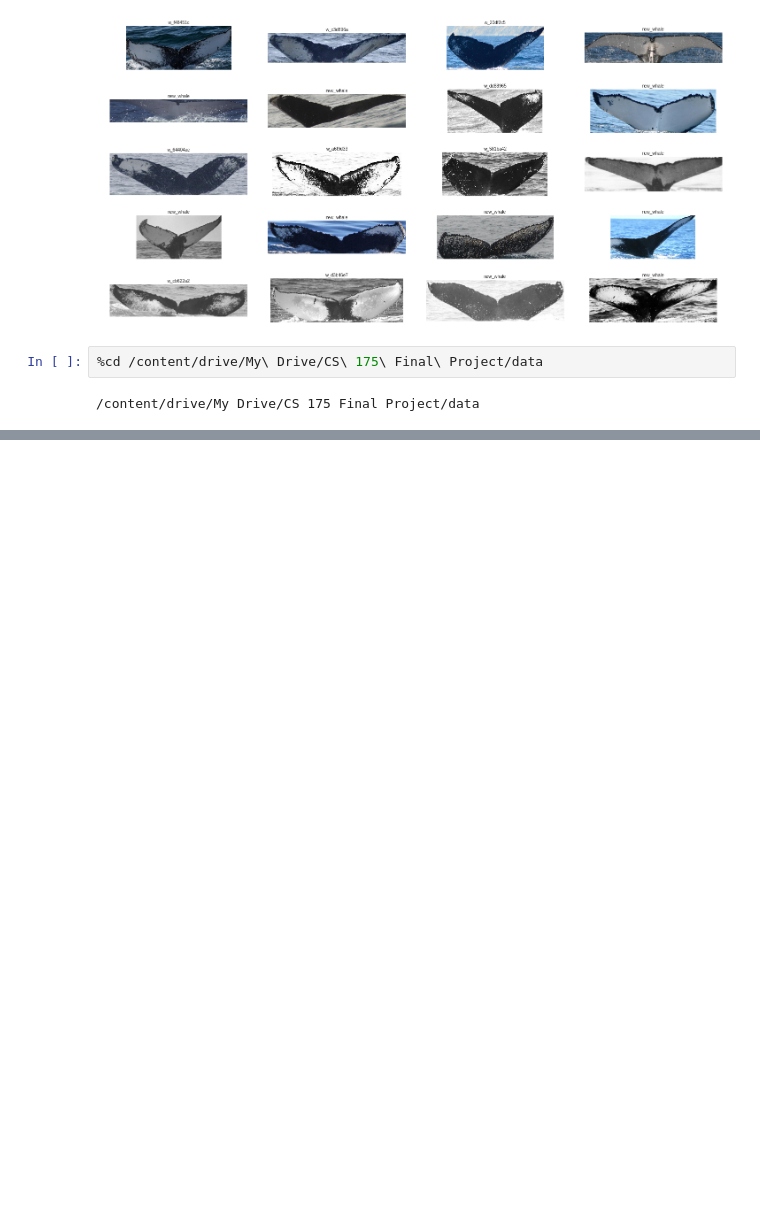
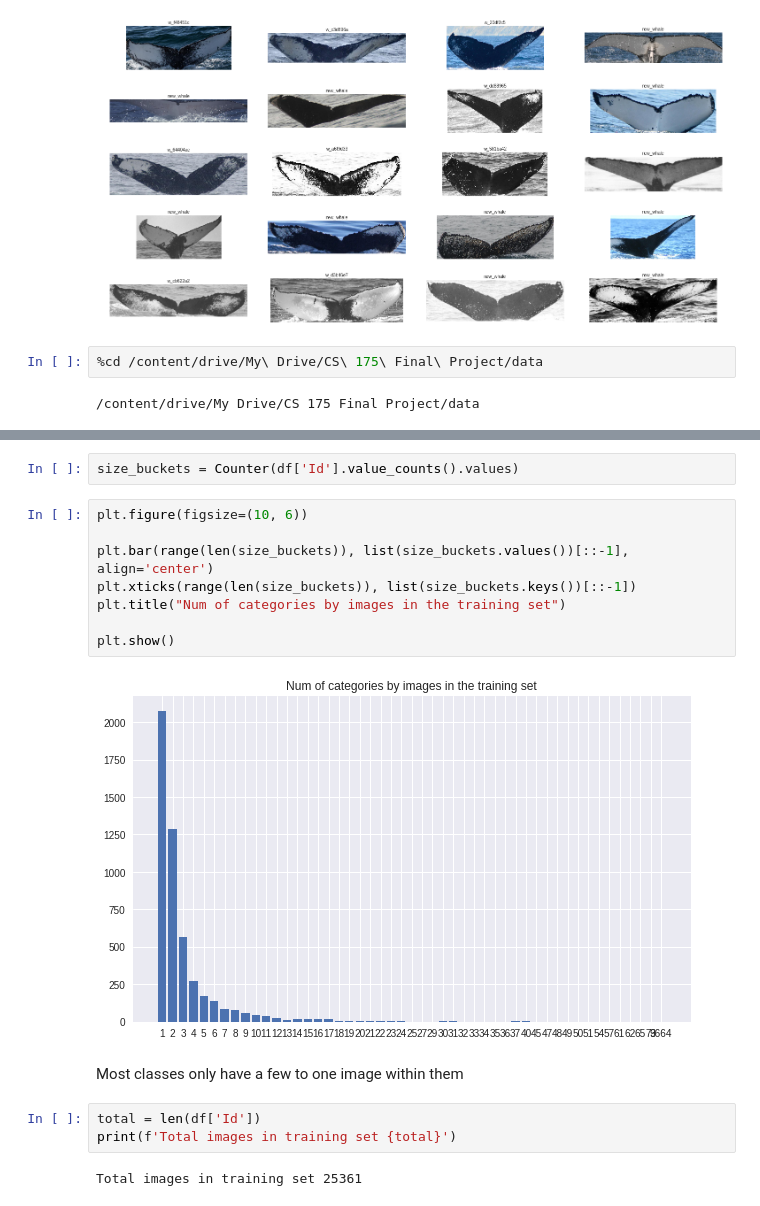
Before and after one commit to SabtheCrab/CS-175-Final-Project, a Jupyter notebook: CS175_project.ipynb, the cells around one changed output, grey strips where cells are left out. Cells and saved outputs as stored; diff of their text form; blank space fills up the shorter version.

```diff
--- a/CS175_project.ipynb
+++ b/CS175_project.ipynb
@@ -134,0 +149,19 @@ loader_test = DataLoader('/data/train/output/humpback-whale-identification-cropp
+# %%
+size_buckets = Counter(df['Id'].value_counts().values)
+# %%
+plt.figure(figsize=(10, 6))
+
+plt.bar(range(len(size_buckets)), list(size_buckets.values())[::-1], align='center')
+plt.xticks(range(len(size_buckets)), list(size_buckets.keys())[::-1])
+plt.title("Num of categories by images in the training set")
+
+plt.show()
+# %% [output]
+[figure, added]
+# %% [markdown]
+Most classes only have a few to one image within them
+# %%
+total = len(df['Id'])
+print(f'Total images in training set {total}')
+# %% [output]
+Total images in training set 25361
```
Also changed, not shown: parts of 7 cells of this notebook.
